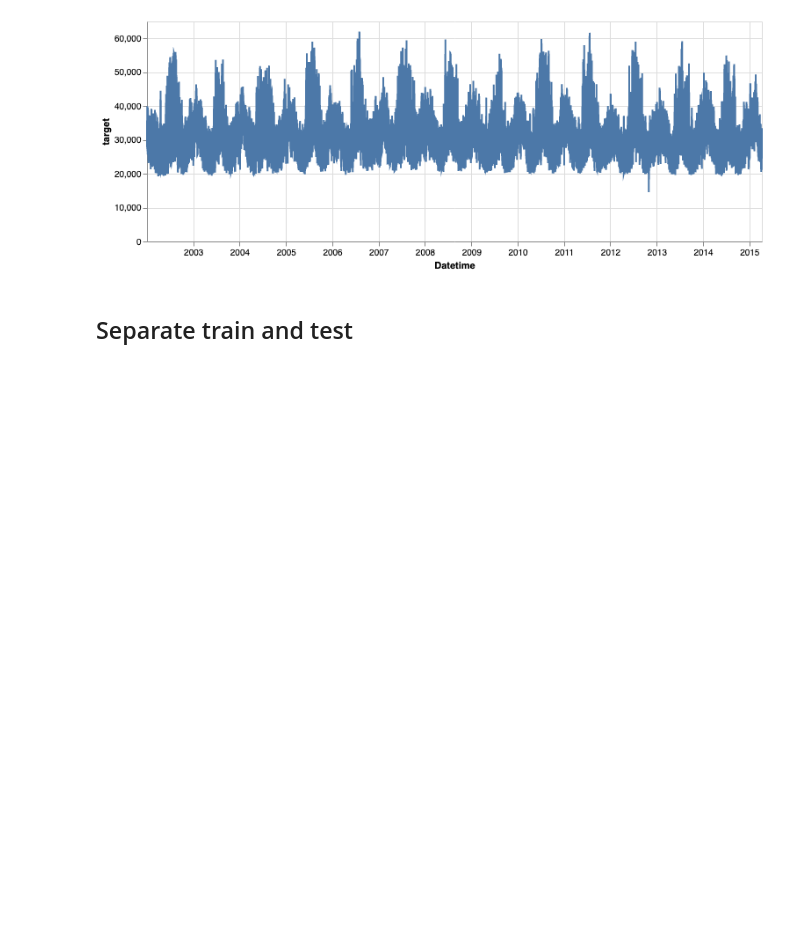
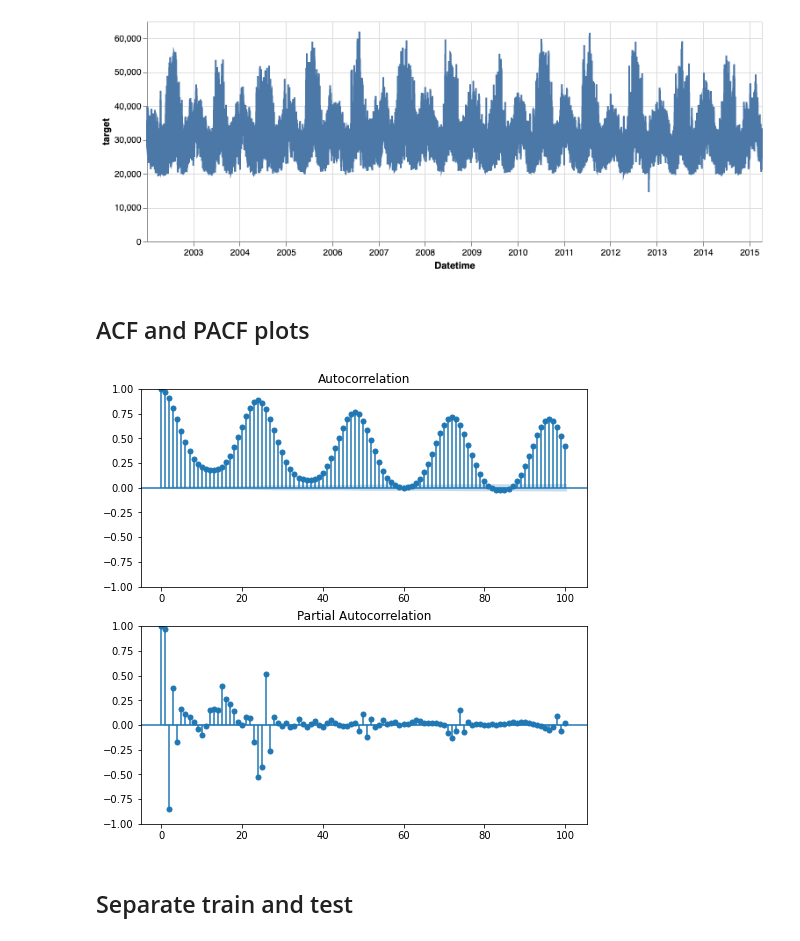
Before and after one commit to arijc76/stock-lstm, a Jupyter notebook: timeseries_using_lags.ipynb, the cells around one changed output. Cells and saved outputs as stored; diff of their text form; code cells hidden in the pictures; blank space fills up the shorter version.

```diff
--- a/timeseries_using_lags.ipynb
+++ b/timeseries_using_lags.ipynb
@@ -198,6 +201,17 @@ print(df_test.shape)
 plot_data(df_train, x_axis='Datetime', y_axis='target')
 # %% [output]
 [figure]
+# %% [markdown]
+## ACF and PACF plots
+# %%
+ts = df_train.target
+
+fig,ax = plt.subplots(2,1,figsize=(8,8))
+fig = sm.graphics.tsa.plot_acf(ts, lags=100, ax=ax[0])
+fig = sm.graphics.tsa.plot_pacf(ts, lags=100, ax=ax[1])
+plt.show()
+# %% [output]
+[figure, added]
 # %% [markdown]
 ## Separate train and test
 # %% [markdown]
```
Also changed, not shown: parts of 24 cells of this notebook.
